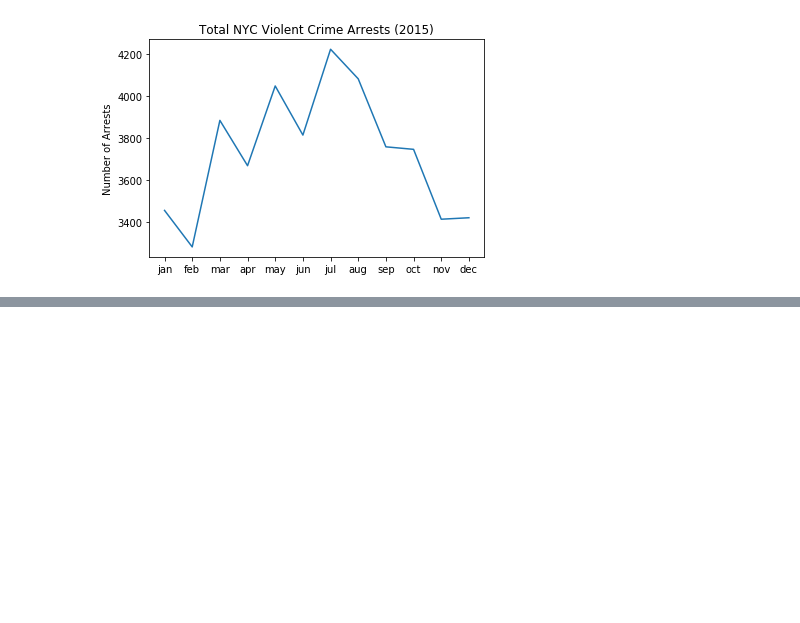
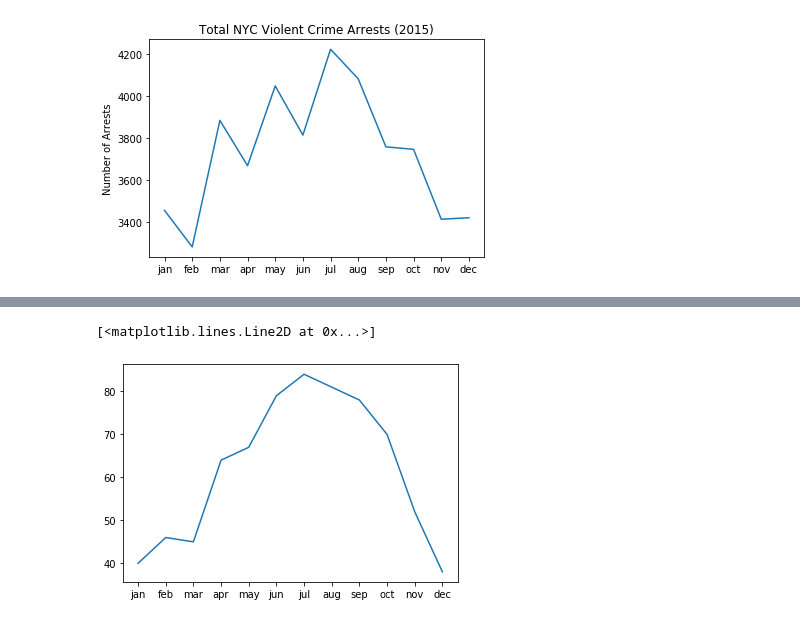
Before and after one commit to markmessick/nyc-crime-analysis, a Jupyter notebook: Crime by Year_Month_Season (Mark's Version).ipynb, the cells around one changed output, grey strips where cells are left out. Saved outputs shown, nothing was run; the diff lists cells and outputs as text; code cells hidden in the pictures; blank space fills up the shorter version.

```diff
--- a/Crime by Year_Month_Season (Mark's Version).ipynb
+++ b/Crime by Year_Month_Season (Mark's Version).ipynb
@@ -361,0 +464,5 @@ NameError: name 'sixteen_df' is not defined
+# %%
+plt.plot(x_axis, avg_temp)
+# %% [output]
+[<matplotlib.lines.Line2D at 0x...>]
+[figure, added]
```
Also changed, not shown: parts of 13 cells of this notebook, 1 other file.
